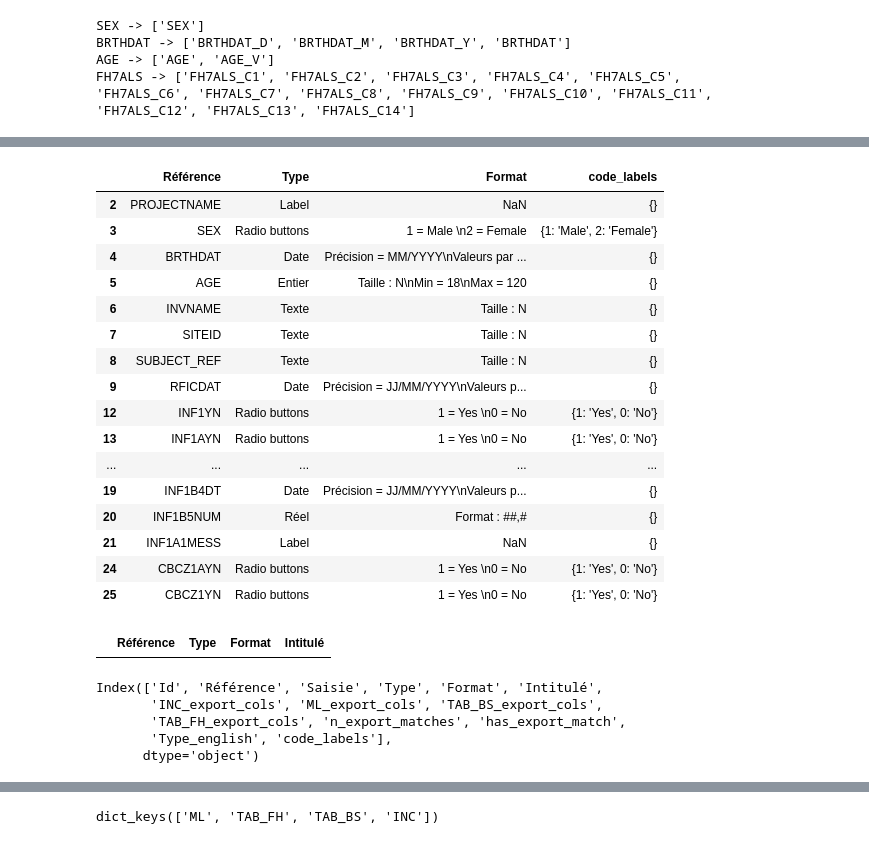
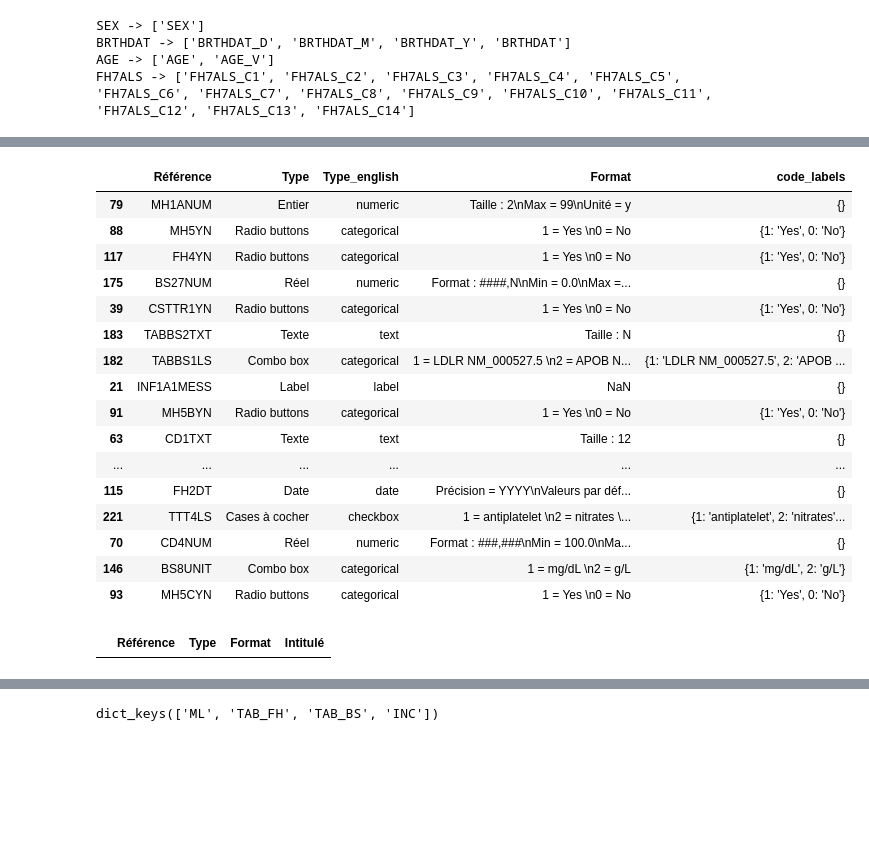
Before and after one commit to gpietrop/fh-project, a Jupyter notebook: database/mock-up/tutorial_utils_database.ipynb, the cells around one changed output, grey strips where cells are left out. Saved outputs shown, nothing was run; the diff lists cells and outputs as text; code cells hidden in the pictures; blank space fills up the shorter version.

```diff
--- a/database/mock-up/tutorial_utils_database.ipynb
+++ b/database/mock-up/tutorial_utils_database.ipynb
@@ -49,22 +138,22 @@ mapped[["Référence", "Type", "Type_english", "Intitulé", "INC_export_cols", "
 # %%
 mapped["code_labels"] = mapped["Format"].apply(parse_code_labels)
-mapped[["Référence", "Type", "Format", "code_labels"]].head(20)
+mapped[["Référence", "Type", "Type_english", "Format", "code_labels"]].sample(20)
 # %% [output]
-|  | Référence | Type | Format | code_labels |
-| 2 | PROJECTNAME | Label | NaN | {} |
-| 3 | SEX | Radio buttons | 1 = Male \n2 = Female | {1: 'Male', 2: 'Female'} |
-| 4 | BRTHDAT | Date | Précision = MM/YYYY\nValeurs par ... | {} |
-| 5 | AGE | Entier | Taille : N\nMin = 18\nMax = 120 | {} |
-| 6 | INVNAME | Texte | Taille : N | {} |
-| 7 | SITEID | Texte | Taille : N | {} |
-| 8 | SUBJECT_REF | Texte | Taille : N | {} |
-| 9 | RFICDAT | Date | Précision = JJ/MM/YYYY\nValeurs p... | {} |
-| 12 | INF1YN | Radio buttons | 1 = Yes \n0 = No | {1: 'Yes', 0: 'No'} |
-| 13 | INF1AYN | Radio buttons | 1 = Yes \n0 = No | {1: 'Yes', 0: 'No'} |
-| ... | ... | ... | ... | ... |
-| 19 | INF1B4DT | Date | Précision = JJ/MM/YYYY\nValeurs p... | {} |
-| 20 | INF1B5NUM | Réel | Format : ##,# | {} |
-| 21 | INF1A1MESS | Label | NaN | {} |
-| 24 | CBCZ1AYN | Radio buttons | 1 = Yes \n0 = No | {1: 'Yes', 0: 'No'} |
-| 25 | CBCZ1YN | Radio buttons | 1 = Yes \n0 = No | {1: 'Yes', 0: 'No'} |
+|  | Référence | Type | Type_english | Format | code_labels |
+| 79 | MH1ANUM | Entier | numeric | Taille : 2\nMax = 99\nUnité = y | {} |
+| 88 | MH5YN | Radio buttons | categorical | 1 = Yes \n0 = No | {1: 'Yes', 0: 'No'} |
+| 117 | FH4YN | Radio buttons | categorical | 1 = Yes \n0 = No | {1: 'Yes', 0: 'No'} |
+| 175 | BS27NUM | Réel | numeric | Format : ####,N\nMin = 0.0\nMax =... | {} |
+| 39 | CSTTR1YN | Radio buttons | categorical | 1 = Yes \n0 = No | {1: 'Yes', 0: 'No'} |
+| 183 | TABBS2TXT | Texte | text | Taille : N | {} |
+| 182 | TABBS1LS | Combo box | categorical | 1 = LDLR NM_000527.5 \n2 = APOB N... | {1: 'LDLR NM_000527.5', 2: 'APOB ... |
+| 21 | INF1A1MESS | Label | label | NaN | {} |
+| 91 | MH5BYN | Radio buttons | categorical | 1 = Yes \n0 = No | {1: 'Yes', 0: 'No'} |
+| 63 | CD1TXT | Texte | text | Taille : 12 | {} |
+| ... | ... | ... | ... | ... | ... |
+| 115 | FH2DT | Date | date | Précision = YYYY\nValeurs par déf... | {} |
+| 221 | TTT4LS | Cases à cocher | checkbox | 1 = antiplatelet \n2 = nitrates \... | {1: 'antiplatelet', 2: 'nitrates'... |
+| 70 | CD4NUM | Réel | numeric | Format : ###,###\nMin = 100.0\nMa... | {} |
+| 146 | BS8UNIT | Combo box | categorical | 1 = mg/dL \n2 = g/L | {1: 'mg/dL', 2: 'g/L'} |
+| 93 | MH5CYN | Radio buttons | categorical | 1 = Yes \n0 = No | {1: 'Yes', 0: 'No'} |
 # %%
@@ -76,12 +162,6 @@ mapped[
 # %% [output]
 |  | Référence | Type | Format | Intitulé |
 # %%
+# If perhaps you want to save...
 # mapped.to_csv("dictionary_export_map.csv", index=False)
-mapped.columns
-# %% [output]
-Index(['Id', 'Référence', 'Saisie', 'Type', 'Format', 'Intitulé',
-       'INC_export_cols', 'ML_export_cols', 'TAB_BS_export_cols',
-       'TAB_FH_export_cols', 'n_export_matches', 'has_export_match',
-       'Type_english', 'code_labels'],
-      dtype='object')
 # %%
```
Also changed, not shown: parts of 24 cells of this notebook.
